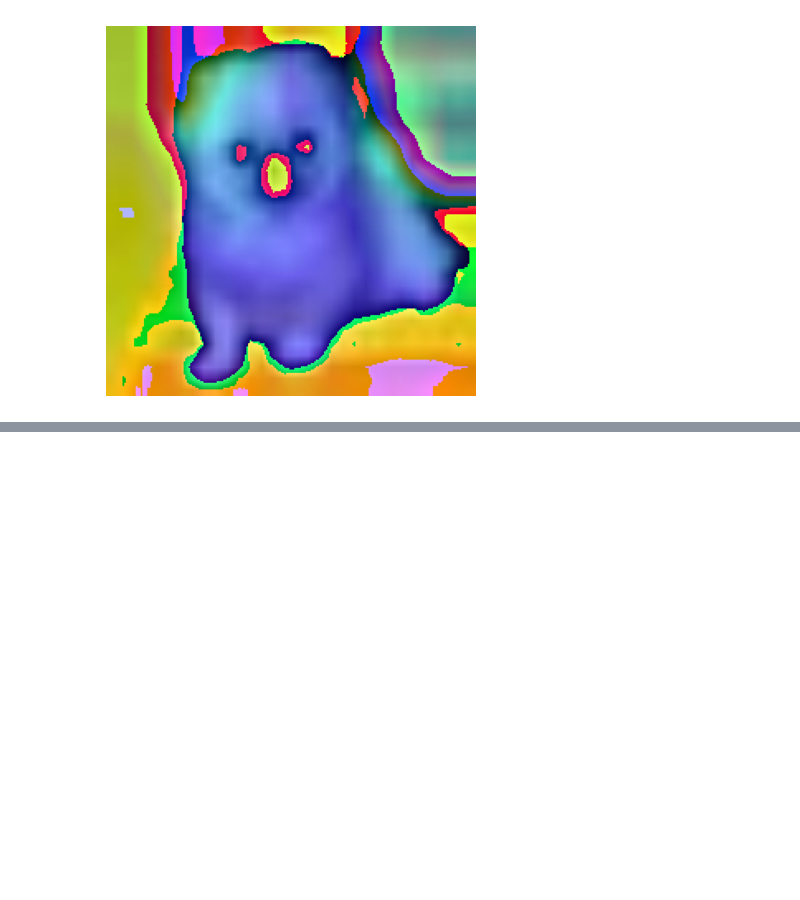
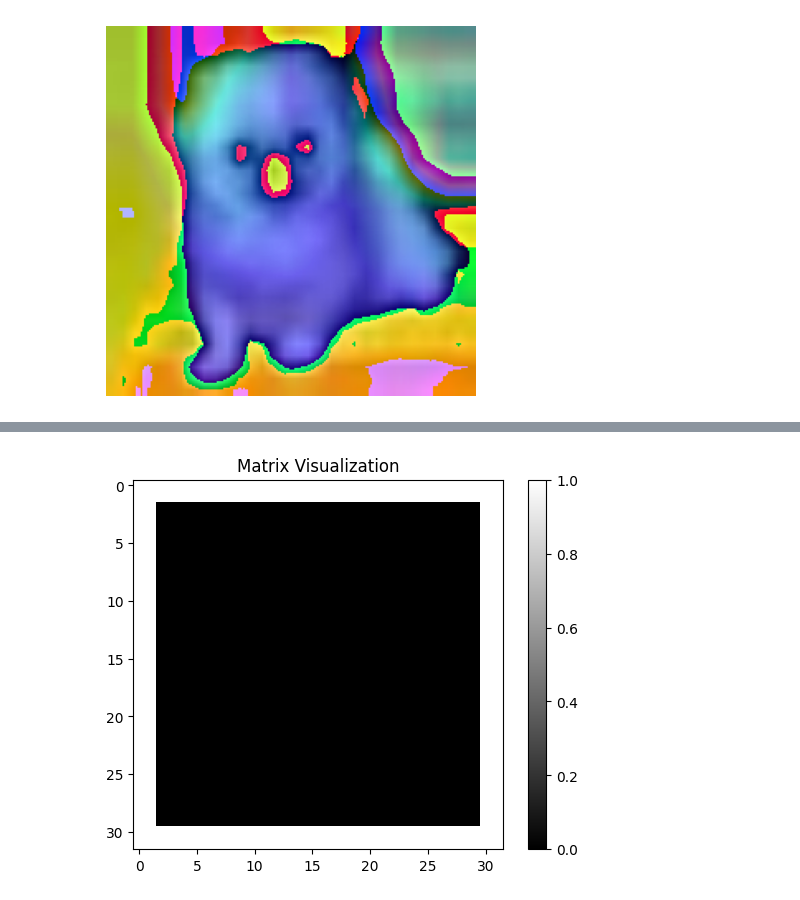
Before and after one commit to memory009/Backdoor, a Jupyter notebook: draft.ipynb, the cells around one changed output, grey strips where cells are left out. Saved outputs shown, nothing was run; the diff lists cells and outputs as text; code cells hidden in the pictures; blank space fills up the shorter version.

```diff
--- a/draft.ipynb
+++ b/draft.ipynb
@@ -289,2 +286,19 @@ plt.imsave("./img/test.png",visualization[0])
 # %% [output]
 [figure]
+# %%
+import numpy as np
+import torch
+import matplotlib.pyplot as plt
+batch_size = 16
+
+# 创建一个32×32的全0矩阵
+matrix = np.zeros((batch_size, 3, 32, 32))
+
+# 将边缘的2行和2列替换为2（黑色patch的数值）
+matrix[:, :, :2, :] = 1
+matrix[:, :, -2:, :] = 1
+matrix[:, :, :, :2] = 1
+matrix[:, :, :, -2:] = 1
+
+# 打印结果
+print(matrix)
@@ -290,0 +323,11 @@ plt.imsave("./img/test.png",visualization[0])
+# %%
+# 取第一个批次的数据进行可视化
+image = matrix[0, 0, :, :]
+
+# 使用imshow进行可视化
+plt.imshow(image, cmap='gray')
+plt.title('Matrix Visualization')
+plt.colorbar()
+plt.show()
+# %% [output]
+[figure, added]
```
Also changed, not shown: parts of 19 cells of this notebook, 6 other files.
